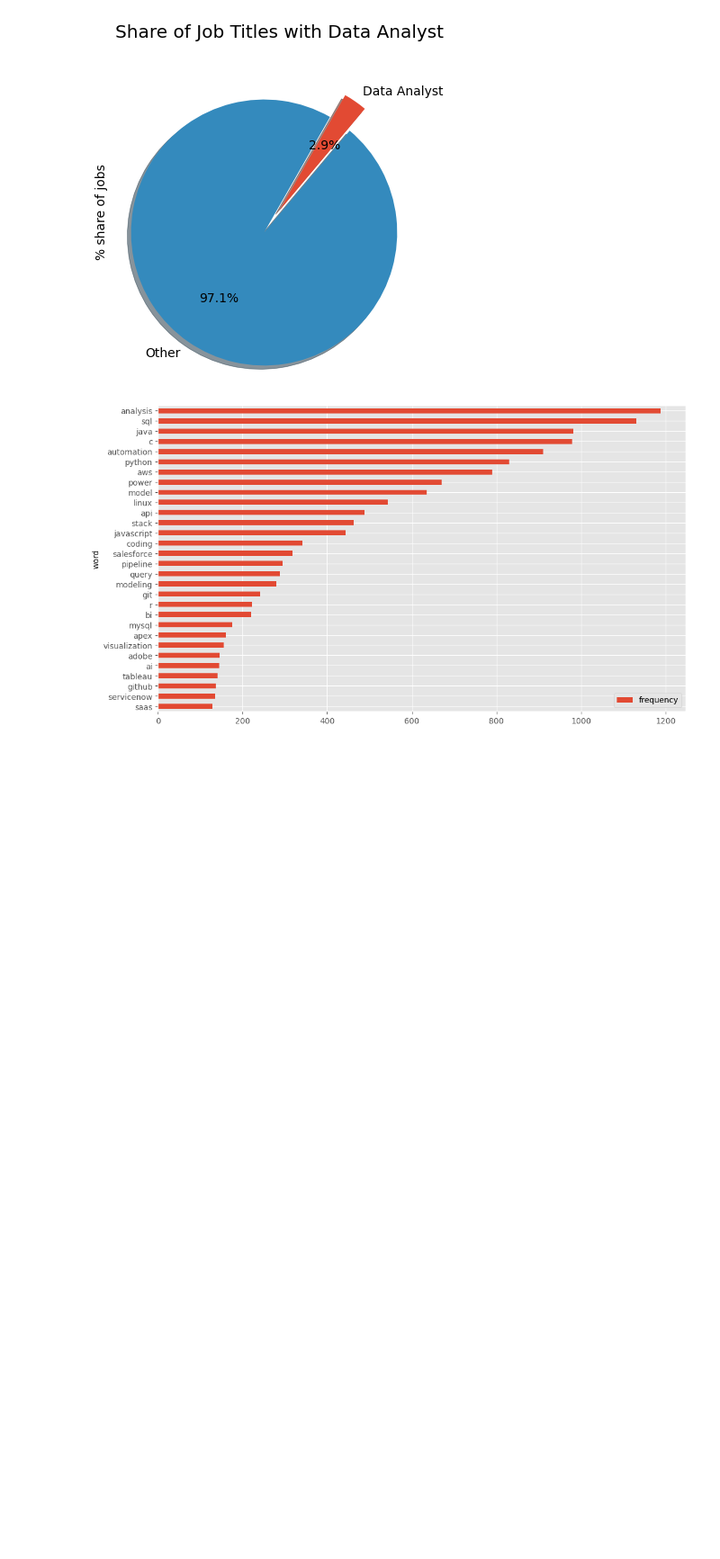
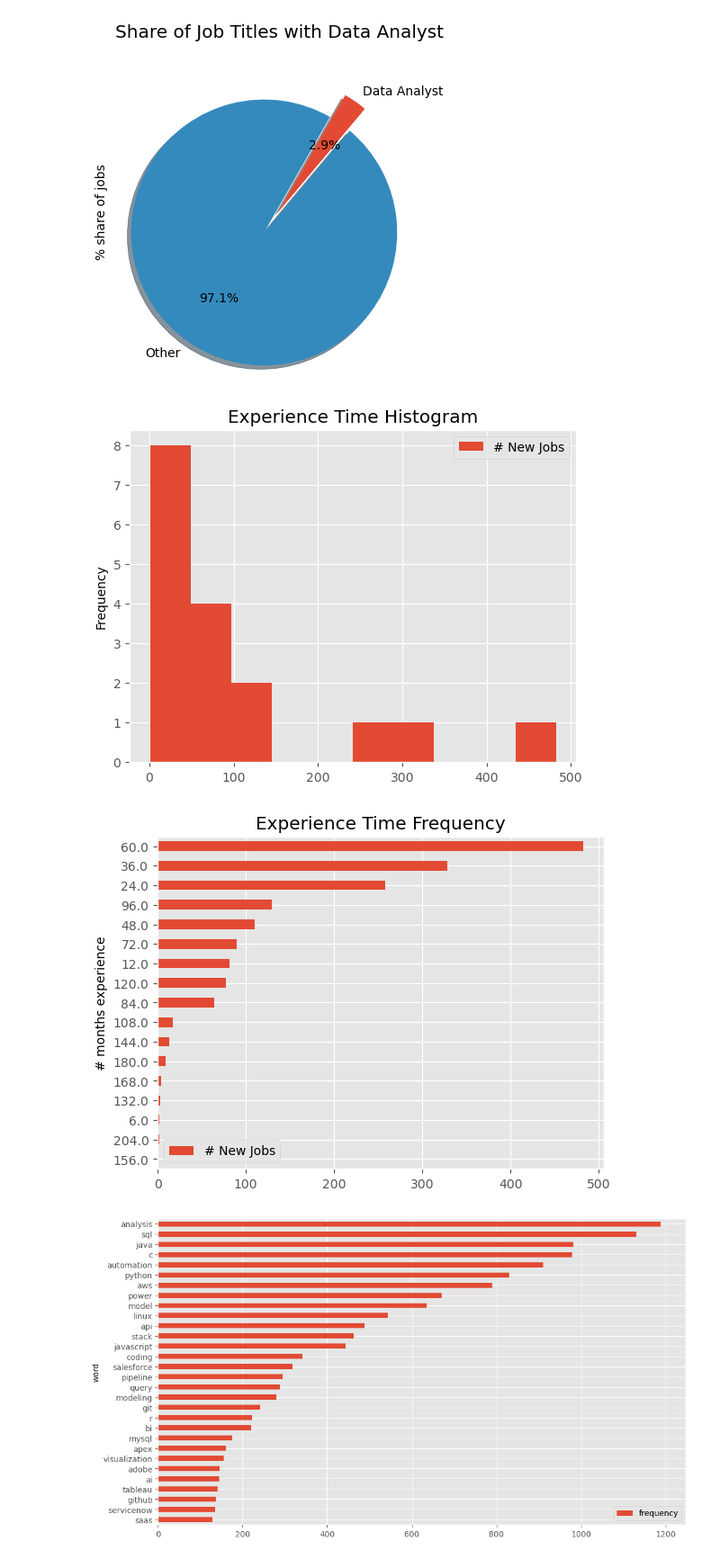
Before and after one commit to jackcoombs/LinkedIn-Data-Analyst-Jobs, a Jupyter notebook: Analysis.ipynb, the cells around one changed output. Shown: that part at 90% size. Saved outputs shown, nothing was run; the diff lists cells and outputs as text; code cells hidden in the pictures; blank space fills up the shorter version.

```diff
--- a/Analysis.ipynb
+++ b/Analysis.ipynb
@@ -54,6 +101,24 @@ df['Data Analyst Title'] = np.where(df['title'].str.contains('Data Analyst',rege
 # %% [output]
 <Axes: title={'center': 'Share of Job Titles with Data Analyst'}, ylabel='% share of jobs'>
 [figure]
+# %%
+#how many months of experience do the jobs require?
+(
+    pd.pivot_table(df,values='title',index='experience_time',aggfunc='count')
+    .sort_values('title',ascending=False)
+    .rename(columns={'title':'# New Jobs'})
+    .plot(kind='hist',xlabel='# months experience',title='Experience Time Histogram')
+)
+(
+    pd.pivot_table(df,values='title',index='experience_time',aggfunc='count')
+    .sort_values('title',ascending=False)
+    .rename(columns={'title':'# New Jobs'})
+    .plot(kind='barh',ylabel='# months experience',title='Experience Time Frequency')
+    .invert_yaxis()
+)
+# %% [output]
+[figure, added]
+[figure, added]
 # %%
 #what are common phrases in the job descriptions?
 description = ''
```
Also changed, not shown: parts of 3 cells of this notebook, 1 other file.
